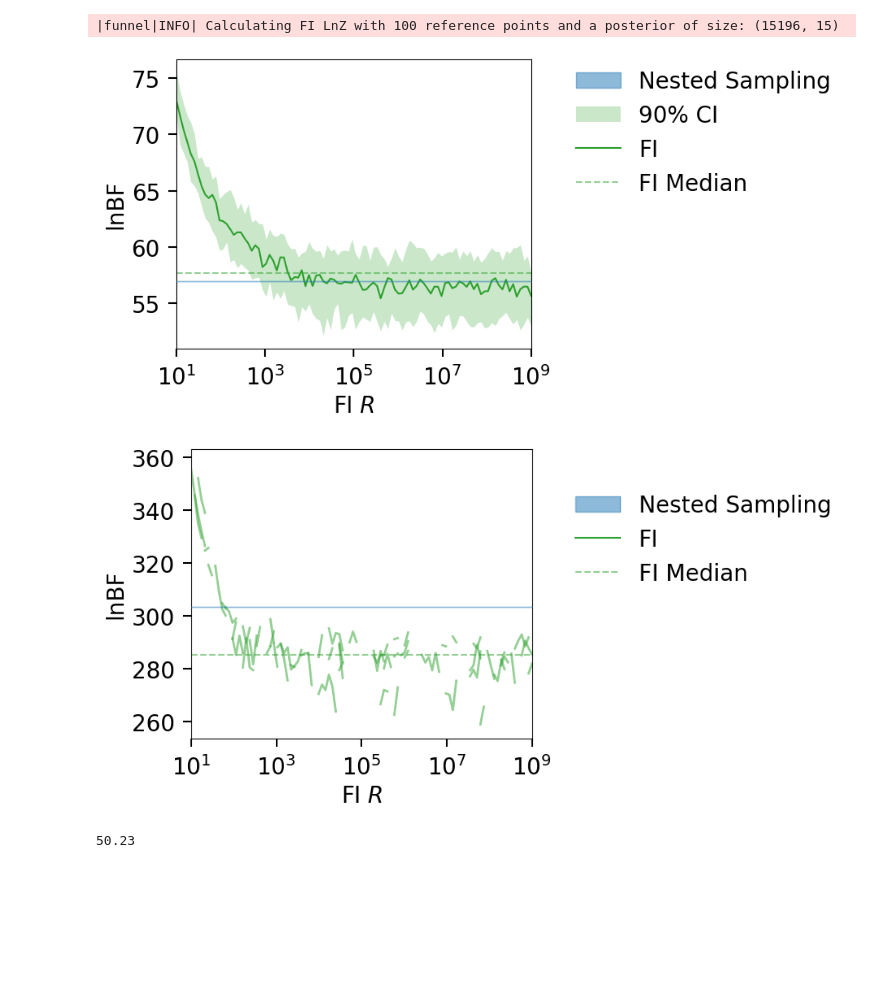
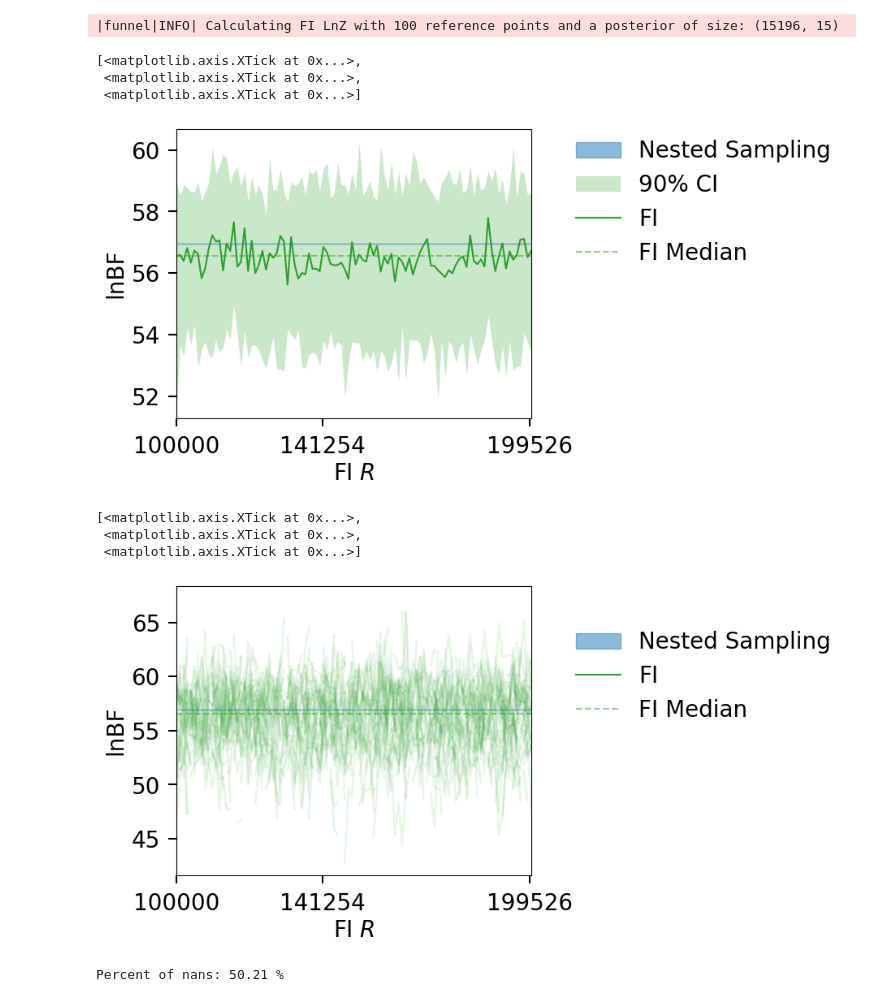
Before and after one commit to avivajpeyi/funnel, a Jupyter notebook: docs/examples/lvk_injection.ipynb, the cells around one changed output. Drawn from its saved outputs; the diff is of its cells as text; code cells hidden in the pictures; blank space fills up the shorter version.

```diff
--- a/docs/examples/lvk_injection.ipynb
+++ b/docs/examples/lvk_injection.ipynb
@@ -175,22 +172,15 @@ fig.gca().set_ylabel(r"ln BF");
 
 We download a pre-run LVK injection.
 # %%
-
+import bilby
 
 # load the LVK posterior
 FPATH = '128_cpus_v1_0_result.hdf5'
 
+LVK_data = namedtuple("LVK_data", "posterior, lnz, lnz_err, lnBF")
 
-import bilby
-
-# r = bilby.gw.result.CBCResult.from_hdf5(FPATH)
-# r.posterior
-# print(r.search_parameter_keys)
-LVK_data = namedtuple("LVK_data", "posterior, lnz, lnz_err, lnBF")
-# #
-#
 def load_lvk_data(fpath):
-    r = bilby.gw.result.CBCResult.from_hdf5(FPATH)
+    r = bilby.gw.result.CBCResult.from_hdf5(fpath)
     post = r.posterior
     sampling_params =r.search_parameter_keys + ['log_likelihood', 'log_prior', 'luminosity_distance']
     lnz, lnz_err =  r.log_evidence, r.log_evidence_err
@@ -269,7 +271,7 @@ post = CBC_data.posterior
 lnzs, r_vals = get_fi_lnz_list(
     post,
     num_ref_params=N_REF_POINTS,
-    r_vals=np.geomspace(10, 1e9, 100),
+    r_vals=np.linspace(1e5, 2e5, 100),
     cache_fn=f'{OUTDIR}/lnzs.npz',
 )
 # %% [output]
@@ -277,16 +279,30 @@ lnzs, r_vals = get_fi_lnz_list(
 # %%
 plt_kwgs = dict(lnzs=lnzs, r_vals=r_vals,sampling_lnz=[CBC_data.lnBF])
 fig = plot_fi_evidence_results(**plt_kwgs)
-fig.gca().set_ylabel("lnBF");
+ax = fig.gca()
+ax.set_ylabel("lnBF");
+ax.set_xscale('linear')
+# use 10^x labels
+ax.set_xticks(np.logspace(5, 5.3, 3))
 # %% [output]
+[<matplotlib.axis.XTick at 0x...>,
+ <matplotlib.axis.XTick at 0x...>,
+ <matplotlib.axis.XTick at 0x...>]
-[figure, old version]
+[figure, new version]
 # %%
-fig = plot_fi_evidence_results(**plt_kwgs, plot_all_lnzs=True, plt_kwgs=dict(alpha=0.5, lw=2))
-fig.gca().set_ylabel("lnBF");
+fig = plot_fi_evidence_results(**plt_kwgs, plot_all_lnzs=True, plt_kwgs=dict(alpha=0.1, lw=2))
+ax = fig.gca()
+ax.set_ylabel("lnBF");
+ax.set_xscale('linear')
+# use 10^x labels
+ax.set_xticks(np.logspace(5, 5.3, 3))
 # %% [output]
+[<matplotlib.axis.XTick at 0x...>,
+ <matplotlib.axis.XTick at 0x...>,
+ <matplotlib.axis.XTick at 0x...>]
-[figure, old version]
+[figure, new version]
 # %%
 # numpy count of nans in lnzs
-100* (np.sum(np.isnan(lnzs))/ len(lnzs.ravel()))
+print(f"Percent of nans: {100* (np.sum(np.isnan(lnzs))/ len(lnzs.ravel()))} %")
 # %% [output]
-50.23
+Percent of nans: 50.21 %
```
Also changed, not shown: parts of 4 cells of this notebook, 1 other file.
